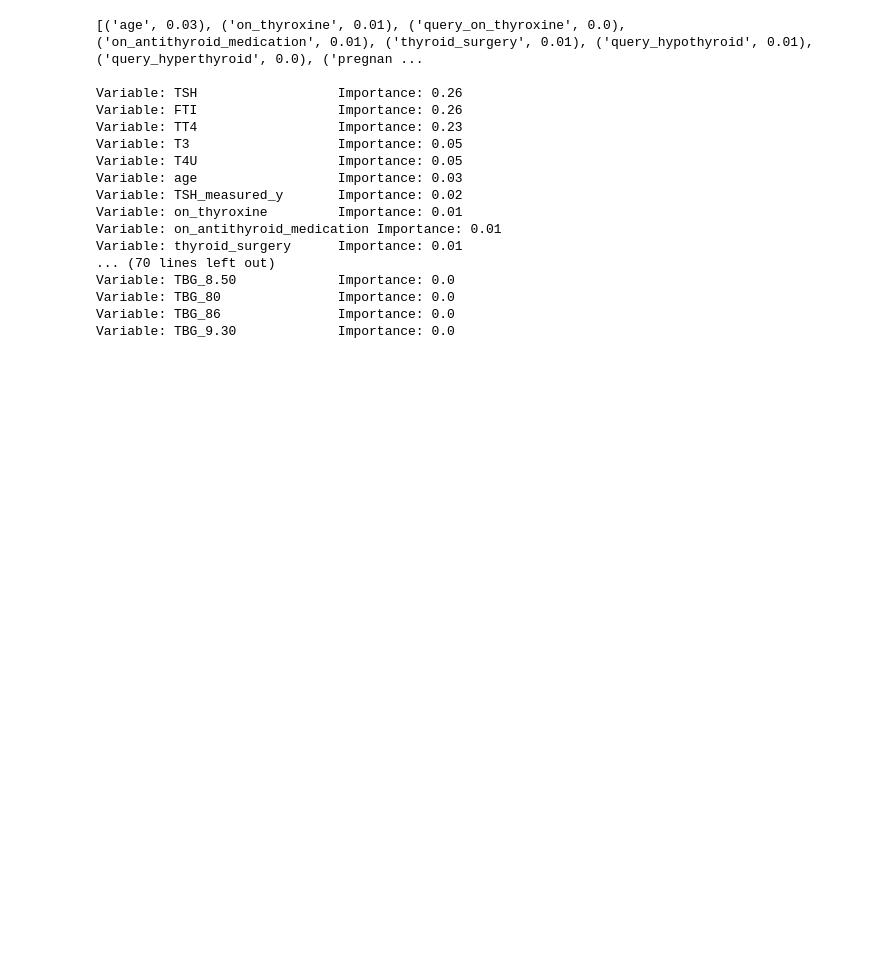
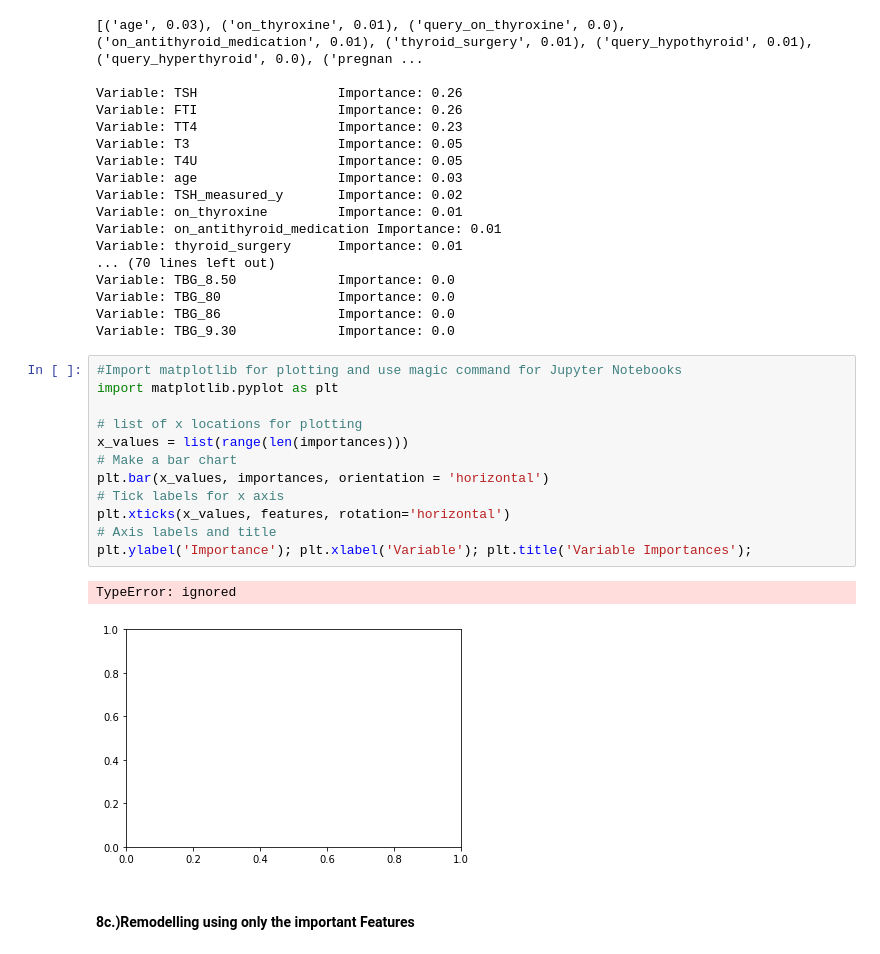
Before and after one commit to Eswa2020/Decision-trees-project, a Jupyter notebook: Esther_Wairimu_Kamau_Independent_Project_week8_core.ipynb, the cells around one changed output. Saved outputs shown, nothing was run; the diff lists cells and outputs as text; blank space fills up the shorter version.

```diff
--- a/Esther_Wairimu_Kamau_Independent_Project_week8_core.ipynb
+++ b/Esther_Wairimu_Kamau_Independent_Project_week8_core.ipynb
@@ -815,3 +817,20 @@ Variable: TBG_8.50             Importance: 0.0
 Variable: TBG_80               Importance: 0.0
 Variable: TBG_86               Importance: 0.0
 Variable: TBG_9.30             Importance: 0.0
+# %%
+#Import matplotlib for plotting and use magic command for Jupyter Notebooks
+import matplotlib.pyplot as plt
+
+# list of x locations for plotting
+x_values = list(range(len(importances)))
+# Make a bar chart
+plt.bar(x_values, importances, orientation = 'horizontal')
+# Tick labels for x axis
+plt.xticks(x_values, features, rotation='horizontal')
+# Axis labels and title
+plt.ylabel('Importance'); plt.xlabel('Variable'); plt.title('Variable Importances');
+# %% [output]
+TypeError: ignored
+[figure, added]
+# %% [markdown]
+#### 8c.)Remodelling using only the important Features
```
Also changed, not shown: parts of 8 cells of this notebook.
